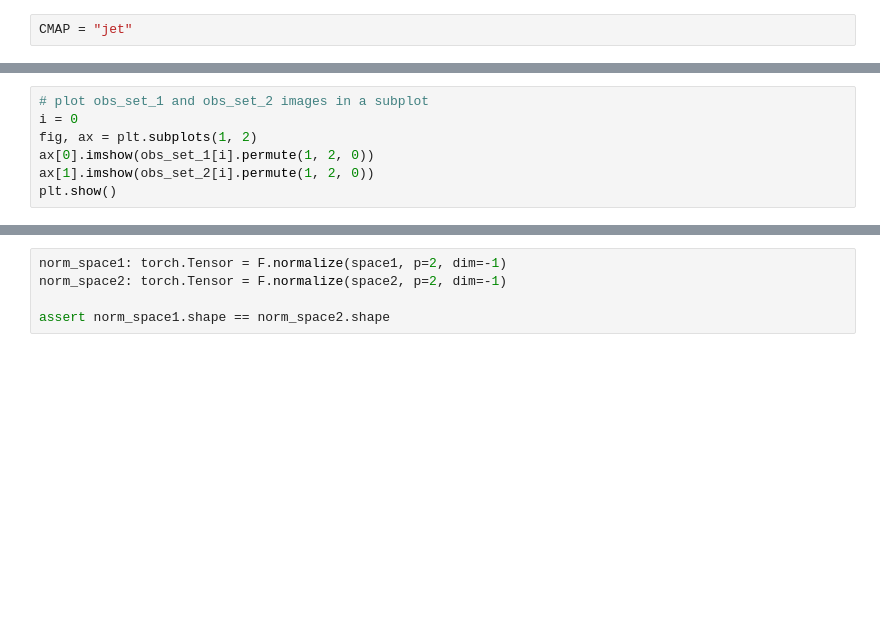
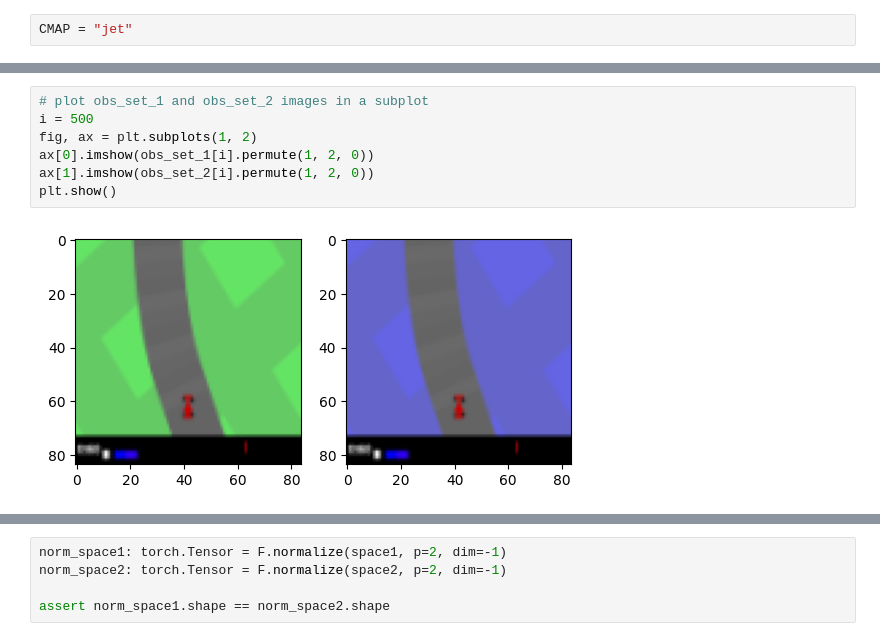
Before and after one commit to antoniopioricciardi/rl_relrepr_gymnasium, a Jupyter notebook: notebooks/relative_analysis.ipynb, the cells around one changed output, grey strips where cells are left out. Drawn from its saved outputs; the diff is of its cells as text; blank space fills up the shorter version.

```diff
--- a/notebooks/relative_analysis.ipynb
+++ b/notebooks/relative_analysis.ipynb
@@ -115,10 +131,12 @@ space2 = encoder2.forward_single(obs_set_2.to(device)).detach().cpu()[:900]
 # %%
 # plot obs_set_1 and obs_set_2 images in a subplot
-i = 0
+i = 500
 fig, ax = plt.subplots(1, 2)
 ax[0].imshow(obs_set_1[i].permute(1, 2, 0))
 ax[1].imshow(obs_set_2[i].permute(1, 2, 0))
 plt.show()
+# %% [output]
+[figure, added]
 # %%
 assert space1.shape == space2.shape
 # assert space1.size(0) == labels.size(0)
```
Also changed, not shown: parts of 20 cells of this notebook, 4 other files.
